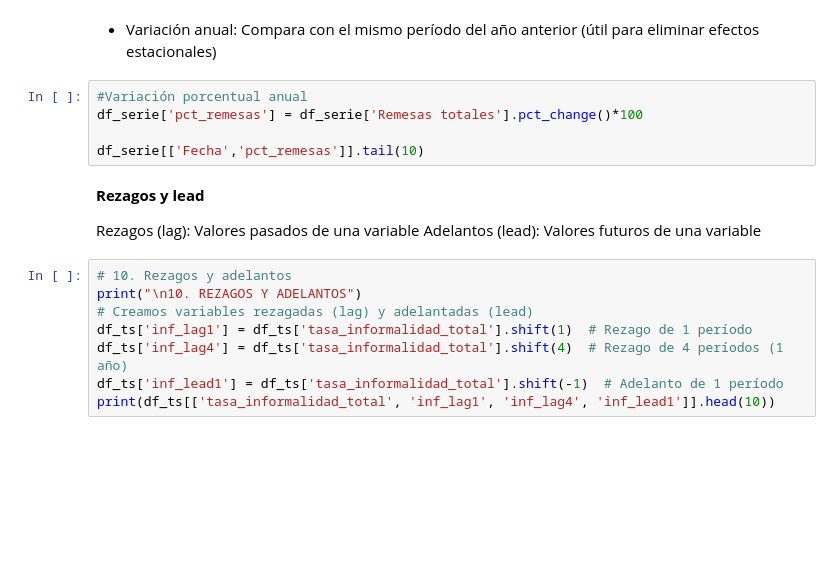
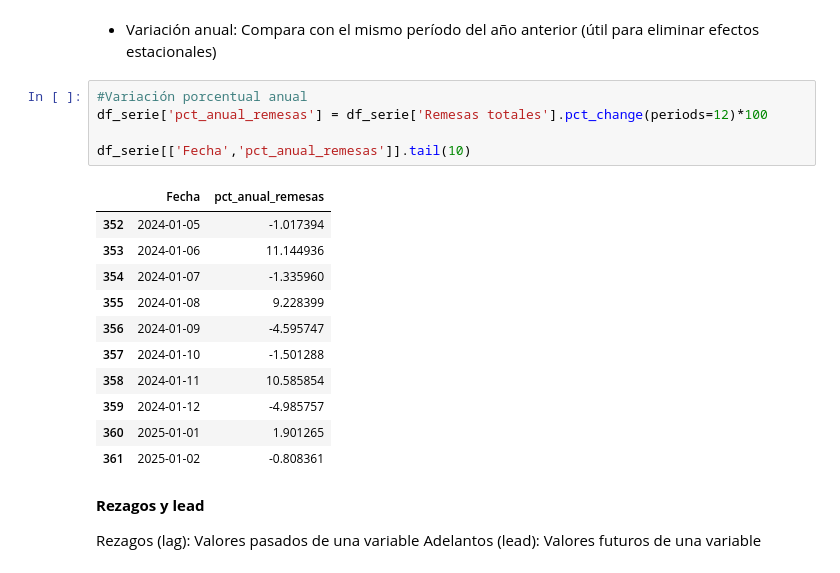
Before and after one commit to DiegoSReco/intro_python_para_economistas, a Jupyter notebook: script_python_5_Analisis_Datos_Pandas_2.ipynb, the cells around one changed output. Cells and saved outputs as stored; diff of their text form; blank space fills up the shorter version.

```diff
--- a/script_python_5_Analisis_Datos_Pandas_2.ipynb
+++ b/script_python_5_Analisis_Datos_Pandas_2.ipynb
@@ -2408,19 +2412,23 @@ df_serie[['Fecha','pct_remesas']].tail(10)
 - Variación anual: Compara con el mismo período del año anterior (útil para eliminar efectos estacionales)
 # %%
 #Variación porcentual anual
-df_serie['pct_remesas'] = df_serie['Remesas totales'].pct_change()*100
+df_serie['pct_anual_remesas'] = df_serie['Remesas totales'].pct_change(periods=12)*100
 
-df_serie[['Fecha','pct_remesas']].tail(10)
+df_serie[['Fecha','pct_anual_remesas']].tail(10)
+# %% [output]
+|  | Fecha | pct_anual_remesas |
+| 352 | 2024-01-05 | -1.017394 |
+| 353 | 2024-01-06 | 11.144936 |
+| 354 | 2024-01-07 | -1.335960 |
+| 355 | 2024-01-08 | 9.228399 |
+| 356 | 2024-01-09 | -4.595747 |
+| 357 | 2024-01-10 | -1.501288 |
+| 358 | 2024-01-11 | 10.585854 |
+| 359 | 2024-01-12 | -4.985757 |
+| 360 | 2025-01-01 | 1.901265 |
+| 361 | 2025-01-02 | -0.808361 |
 # %% [markdown]
 **Rezagos y lead**
 
 Rezagos (lag): Valores pasados de una variable
 Adelantos (lead): Valores futuros de una variable
-# %%
-# 10. Rezagos y adelantos
-print("\n10. REZAGOS Y ADELANTOS")
-# Creamos variables rezagadas (lag) y adelantadas (lead)
-df_ts['inf_lag1'] = df_ts['tasa_informalidad_total'].shift(1)  # Rezago de 1 período
-df_ts['inf_lag4'] = df_ts['tasa_informalidad_total'].shift(4)  # Rezago de 4 períodos (1 año)
-df_ts['inf_lead1'] = df_ts['tasa_informalidad_total'].shift(-1)  # Adelanto de 1 período
-print(df_ts[['tasa_informalidad_total', 'inf_lag1', 'inf_lag4', 'inf_lead1']].head(10))
```
Also changed, not shown: parts of 3 cells of this notebook.
